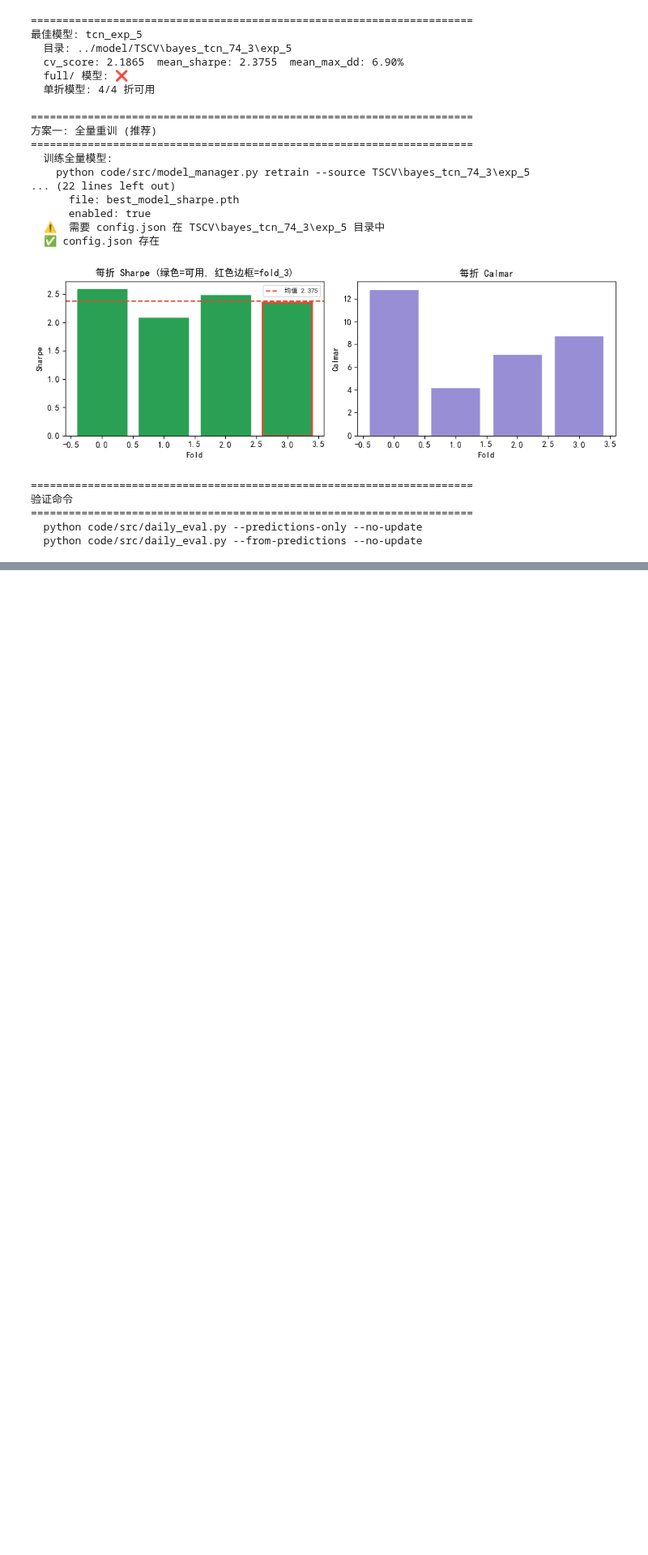
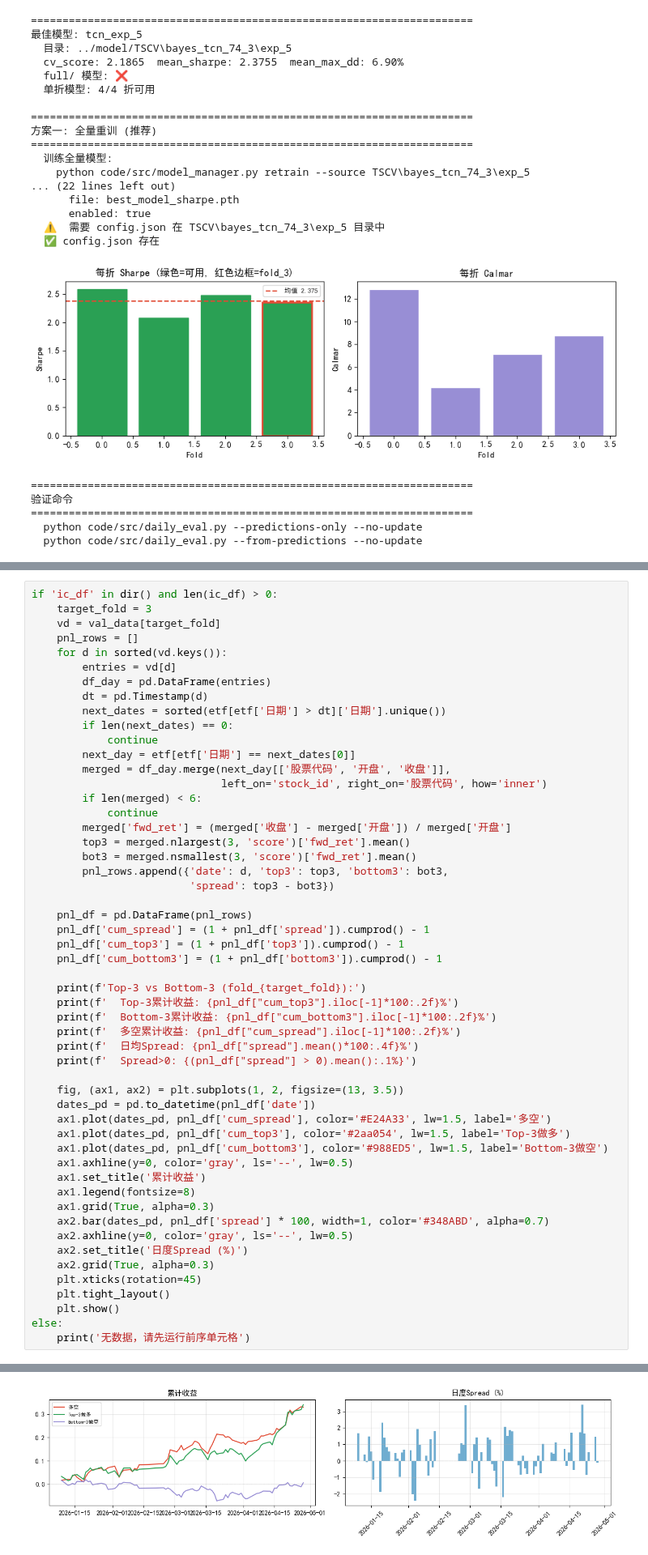
Before and after one commit to xyl-27/ETF, a Jupyter notebook: notebooks/tscv_eval.ipynb, the cells around one changed output, grey strips where cells are left out. Shown at 81% size. Drawn from its saved outputs; the diff is of its cells as text; blank space fills up the shorter version.

```diff
--- a/notebooks/tscv_eval.ipynb
+++ b/notebooks/tscv_eval.ipynb
@@ -598,0 +718,54 @@ else:
+# %%
+if 'ic_df' in dir() and len(ic_df) > 0:
+    target_fold = 3
+    vd = val_data[target_fold]
+    pnl_rows = []
+    for d in sorted(vd.keys()):
+        entries = vd[d]
+        df_day = pd.DataFrame(entries)
+        dt = pd.Timestamp(d)
+        next_dates = sorted(etf[etf['日期'] > dt]['日期'].unique())
+        if len(next_dates) == 0:
+            continue
+        next_day = etf[etf['日期'] == next_dates[0]]
+        merged = df_day.merge(next_day[['股票代码', '开盘', '收盘']],
+                              left_on='stock_id', right_on='股票代码', how='inner')
+        if len(merged) < 6:
+            continue
+        merged['fwd_ret'] = (merged['收盘'] - merged['开盘']) / merged['开盘']
+        top3 = merged.nlargest(3, 'score')['fwd_ret'].mean()
+        bot3 = merged.nsmallest(3, 'score')['fwd_ret'].mean()
+        pnl_rows.append({'date': d, 'top3': top3, 'bottom3': bot3,
+                         'spread': top3 - bot3})
+
+    pnl_df = pd.DataFrame(pnl_rows)
+    pnl_df['cum_spread'] = (1 + pnl_df['spread']).cumprod() - 1
+    pnl_df['cum_top3'] = (1 + pnl_df['top3']).cumprod() - 1
+    pnl_df['cum_bottom3'] = (1 + pnl_df['bottom3']).cumprod() - 1
+
+    print(f'Top-3 vs Bottom-3 (fold_{target_fold}):')
+    print(f'  Top-3累计收益: {pnl_df["cum_top3"].iloc[-1]*100:.2f}%')
+    print(f'  Bottom-3累计收益: {pnl_df["cum_bottom3"].iloc[-1]*100:.2f}%')
+    print(f'  多空累计收益: {pnl_df["cum_spread"].iloc[-1]*100:.2f}%')
+    print(f'  日均Spread: {pnl_df["spread"].mean()*100:.4f}%')
+    print(f'  Spread>0: {(pnl_df["spread"] > 0).mean():.1%}')
+
+    fig, (ax1, ax2) = plt.subplots(1, 2, figsize=(13, 3.5))
+    dates_pd = pd.to_datetime(pnl_df['date'])
+    ax1.plot(dates_pd, pnl_df['cum_spread'], color='#E24A33', lw=1.5, label='多空')
+    ax1.plot(dates_pd, pnl_df['cum_top3'], color='#2aa054', lw=1.5, label='Top-3做多')
+    ax1.plot(dates_pd, pnl_df['cum_bottom3'], color='#988ED5', lw=1.5, label='Bottom-3做空')
+    ax1.axhline(y=0, color='gray', ls='--', lw=0.5)
+    ax1.set_title('累计收益')
+    ax1.legend(fontsize=8)
+    ax1.grid(True, alpha=0.3)
+    ax2.bar(dates_pd, pnl_df['spread'] * 100, width=1, color='#348ABD', alpha=0.7)
+    ax2.axhline(y=0, color='gray', ls='--', lw=0.5)
+    ax2.set_title('日度Spread (%)')
+    ax2.grid(True, alpha=0.3)
+    plt.xticks(rotation=45)
+    plt.tight_layout()
+    plt.show()
+else:
+    print('无数据，请先运行前序单元格')
+# %% [output]
@@ -598,0 +778 @@ else:
+[figure, added]
```
Also changed, not shown: parts of 36 cells of this notebook, 7 other files.
